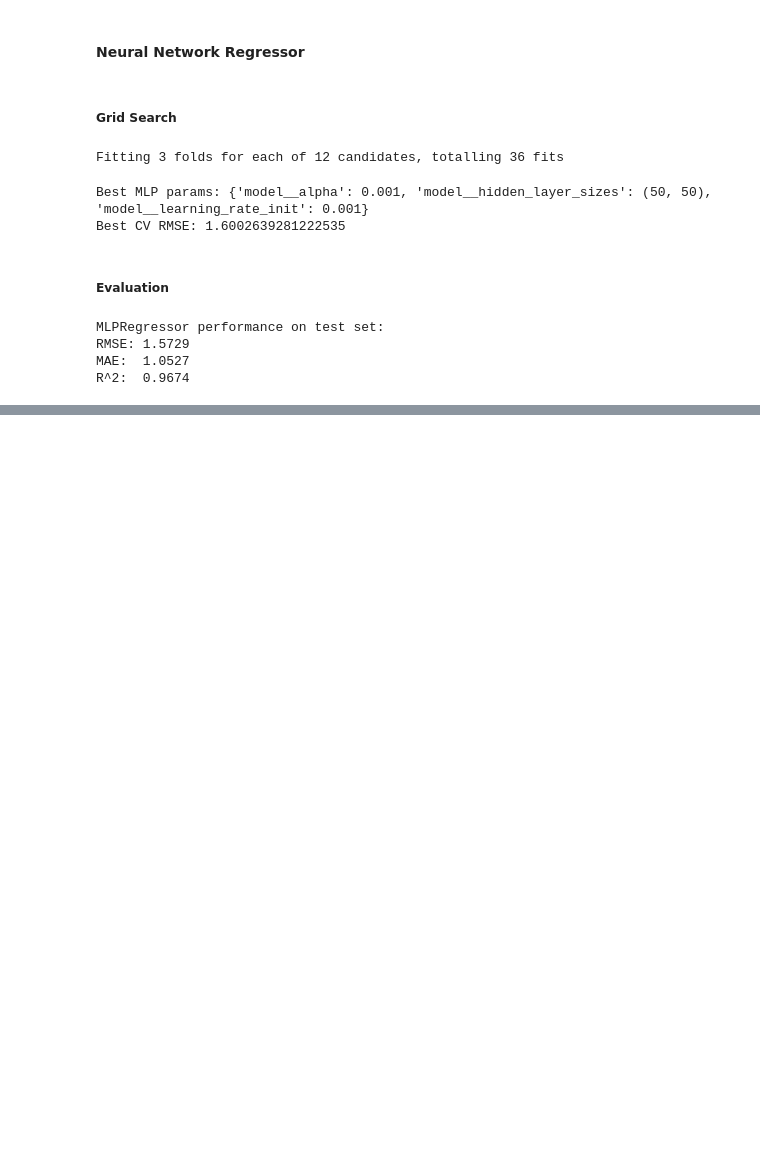
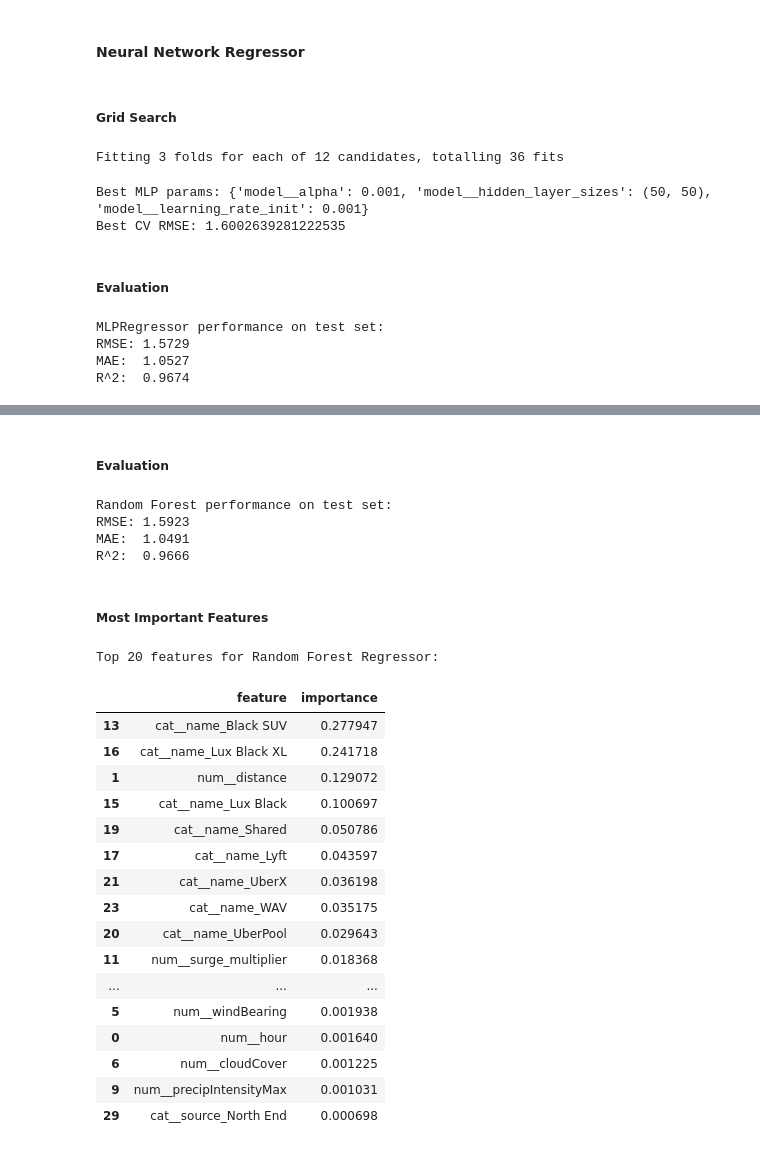
Before and after one commit to ProntoSbinalla/CIS-508-Final-Project, a Jupyter notebook: notebooks/CIS 508 - Final Project.ipynb, the cells around one changed output, grey strips where cells are left out. Cells and saved outputs as stored; diff of their text form; code cells hidden in the pictures; blank space fills up the shorter version.

Commit message:
Completed Random Forest Model

```diff
--- a/notebooks/CIS 508 - Final Project.ipynb
+++ b/notebooks/CIS 508 - Final Project.ipynb
@@ -1212,0 +1251,52 @@ R^2:  0.9674
+# %% [markdown]
+##### Evaluation
+# %%
+best_rf = rf_grid.best_estimator_
+
+y_pred_rf = best_rf.predict(X_test)
+
+mse_rf = mean_squared_error(y_test, y_pred_rf)
+rmse_rf = np.sqrt(mse_rf)
+mae_rf = mean_absolute_error(y_test, y_pred_rf)
+r2_rf = r2_score(y_test, y_pred_rf)
+
+print("\nRandom Forest performance on test set:")
+print(f"RMSE: {rmse_rf:.4f}")
+print(f"MAE:  {mae_rf:.4f}")
+print(f"R^2:  {r2_rf:.4f}")
+
+model_results.append({
+    "model": "RandomForestRegressor",
+    "best_params": rf_grid.best_params_,
+    "rmse": rmse_rf,
+    "mae": mae_rf,
+    "r2": r2_rf,
+})
+# %% [output]
+Random Forest performance on test set:
+RMSE: 1.5923
+MAE:  1.0491
+R^2:  0.9666
+# %% [markdown]
+##### Most Important Features
+# %%
+show_tree_model_importance(best_rf, top_n=20, title="Random Forest Regressor")
+# %% [output]
+Top 20 features for Random Forest Regressor:
+|  | feature | importance |
+| 13 | cat__name_Black SUV | 0.277947 |
+| 16 | cat__name_Lux Black XL | 0.241718 |
+| 1 | num__distance | 0.129072 |
+| 15 | cat__name_Lux Black | 0.100697 |
+| 19 | cat__name_Shared | 0.050786 |
+| 17 | cat__name_Lyft | 0.043597 |
+| 21 | cat__name_UberX | 0.036198 |
+| 23 | cat__name_WAV | 0.035175 |
+| 20 | cat__name_UberPool | 0.029643 |
+| 11 | num__surge_multiplier | 0.018368 |
+| ... | ... | ... |
+| 5 | num__windBearing | 0.001938 |
+| 0 | num__hour | 0.001640 |
+| 6 | num__cloudCover | 0.001225 |
+| 9 | num__precipIntensityMax | 0.001031 |
+| 29 | cat__source_North End | 0.000698 |
```
Also changed, not shown: parts of 3 cells of this notebook.
